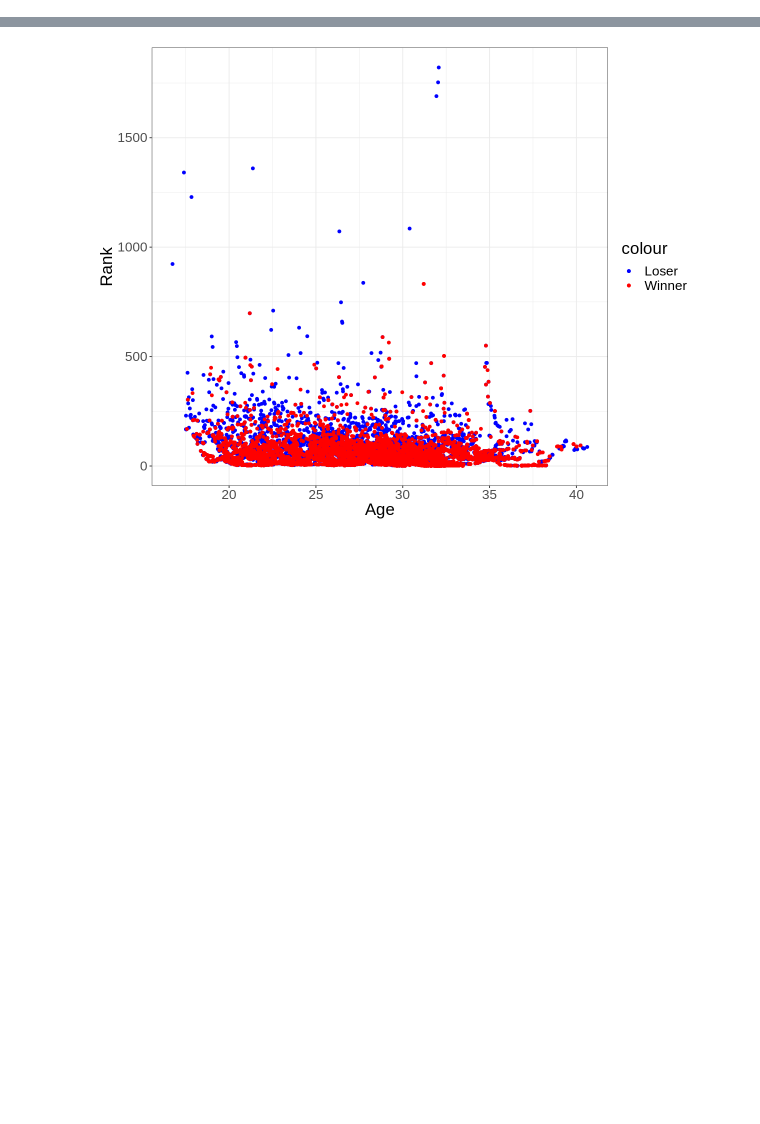
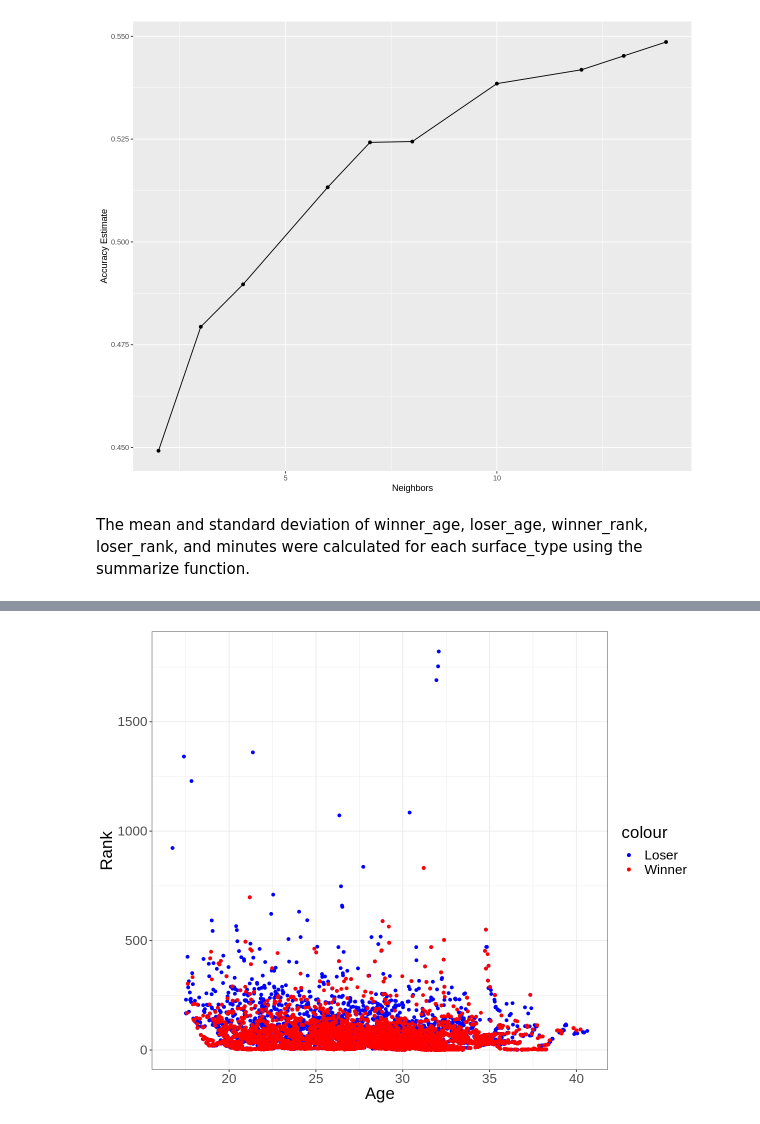
Before and after one commit to hirnas/DSCI100GW, a Jupyter notebook: group project/project code.ipynb, the cells around one changed output, grey strips where cells are left out. Cells and saved outputs as stored; diff of their text form; code cells hidden in the pictures; blank space fills up the shorter version.

```diff
--- a/group project/project code.ipynb
+++ b/group project/project code.ipynb
@@ -92,0 +92,6 @@ A tibble: 3 × 6
+# %%
+set.seed(999)
+tennis_recipe <- recipe(surface_type ~ winner_rank + minutes, data = tennis_train) |>
+  step_scale(all_predictors()) |>
+  step_center(all_predictors())
+tennis_recipe
@@ -92,0 +181,10 @@ A tibble: 3 × 6
+# %%
+set.seed(999)
+tennis_vfold <- vfold_cv(tennis_train, v = 5, strata = surface_type)
+tennis_resample_fit <- workflow() |>
+       add_recipe(tennis_recipe) |>
+       add_model(knn_spec) |>
+       fit_resamples(resamples = tennis_vfold)
+tennis_metrics <- tennis_resample_fit |>
+collect_metrics()
+tennis_metrics
@@ -92,0 +197,7 @@ A tibble: 3 × 6
+# %%
+set.seed(999)
+knn_tune <- nearest_neighbor(weight_func = "rectangular",
+                             neighbors = tune()) |>
+  set_engine("kknn") |>
+  set_mode("classification")
+knn_tune
@@ -92,0 +212,8 @@ A tibble: 3 × 6
+# %%
+set.seed(999)
+knn_results <- workflow() |>
+       add_recipe(tennis_recipe) |>
+       add_model(knn_tune) |>
+       tune_grid(resamples = tennis_vfold, grid = 10) |>
+       collect_metrics()
+head(knn_results)
@@ -92,0 +230,16 @@ A tibble: 3 × 6
+# %%
+set.seed(999)
+options(repr.plot.width = 10, repr.plot.height = 8)
+accuracies <- knn_results |>
+       filter(.metric == "accuracy")
+
+accuracy_versus_k <- ggplot(accuracies, aes(x = neighbors, y = mean))+
+       geom_point() +
+       geom_line() +
+       labs(x = "Neighbors", y = "Accuracy Estimate")
+
+accuracy_versus_k
+# %% [output]
+[figure, added]
+# %% [markdown]
+The mean and standard deviation of winner_age, loser_age, winner_rank, loser_rank, and minutes were calculated for each surface_type using the summarize function.
```
Also changed, not shown: parts of 25 cells of this notebook.
